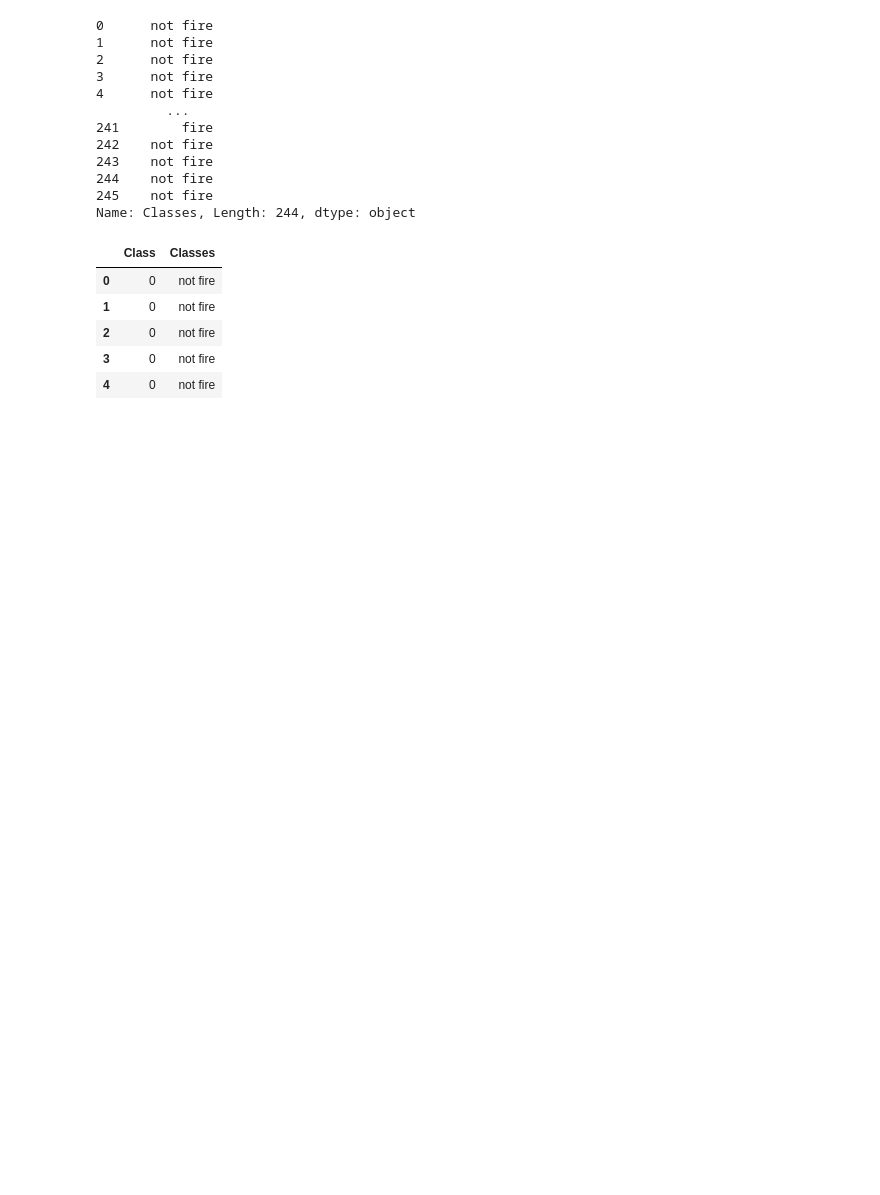
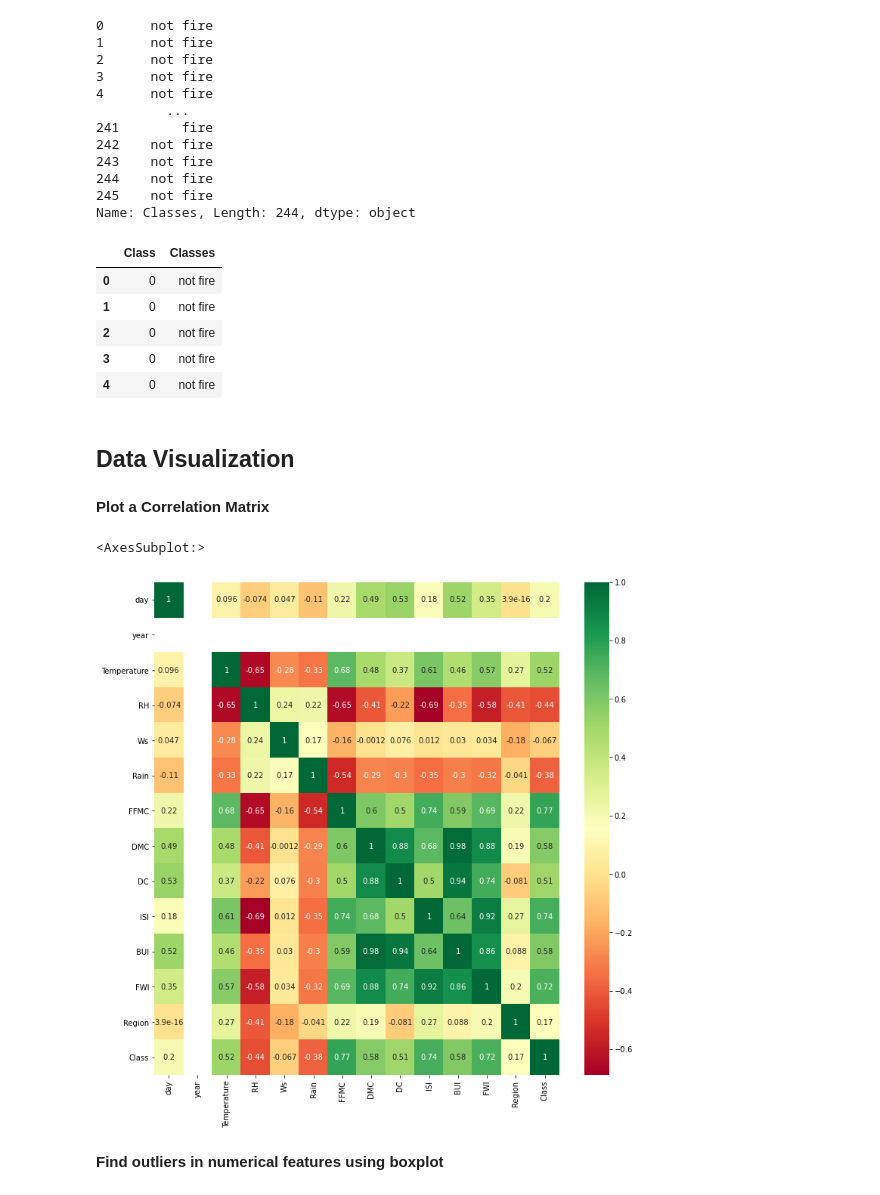
Before and after one commit to jisshub/Algerian-Forest-Fires-Prediction, a Jupyter notebook: Forest_Fire_Prediction.ipynb, the cells around one changed output. Cells and saved outputs as stored; diff of their text form; code cells hidden in the pictures; blank space fills up the shorter version.

```diff
--- a/Forest_Fire_Prediction.ipynb
+++ b/Forest_Fire_Prediction.ipynb
@@ -480,3 +480,16 @@ forest_fires_data[['Class', 'Classes']].head()
 | 2 | 0 | not fire |
 | 3 | 0 | not fire |
 | 4 | 0 | not fire |
+# %% [markdown]
+## Data Visualization
+# %% [markdown]
+<b>Plot a Correlation Matrix<b>
+# %%
+matrix = forest_fires_data.corr()
+plt.figure(figsize=(12,12))
+sns.heatmap(matrix, annot=True, cmap='RdYlGn')
+# %% [output]
+<AxesSubplot:>
+[figure, added]
+# %% [markdown]
+<b>Find outliers in numerical features using boxplot</b>
```
Also changed, not shown: parts of 5 cells of this notebook.
